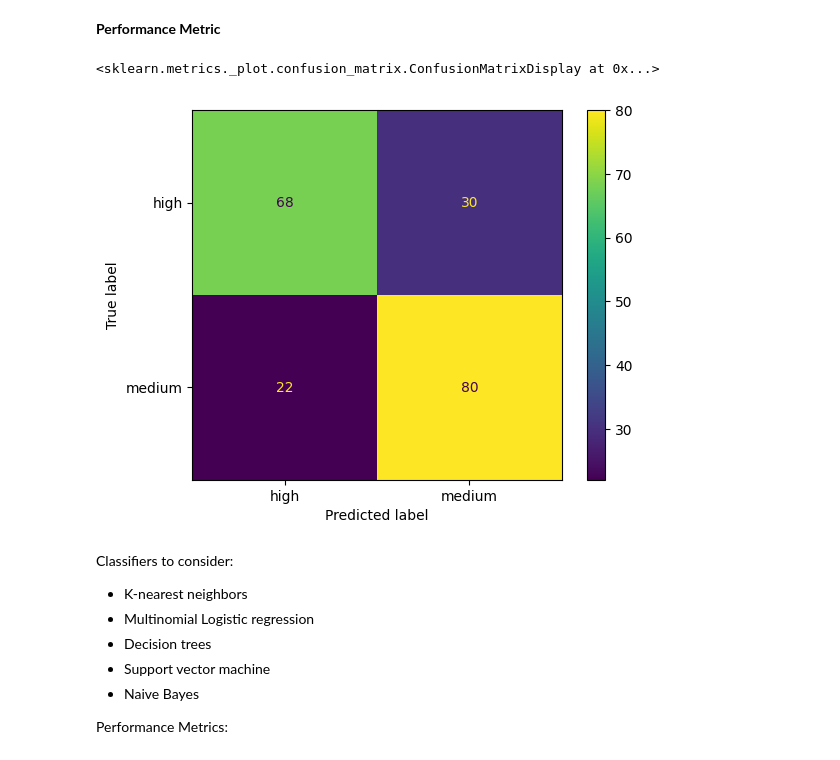
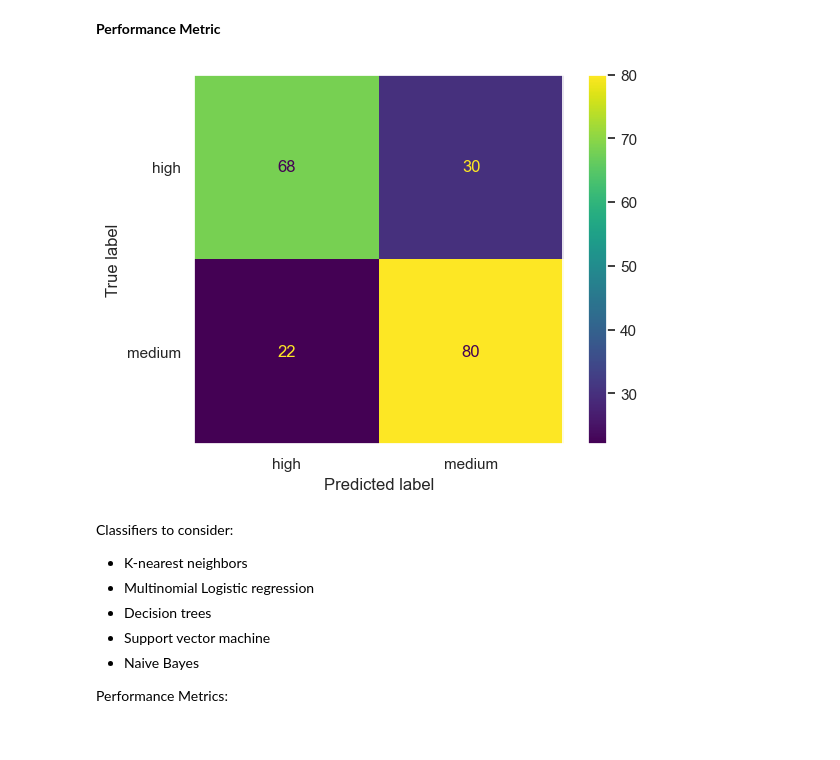
Before and after one commit to pasmith/oenologist, a Jupyter notebook: wine_review-baseline_model.ipynb, the cells around one changed output. Saved outputs shown, nothing was run; the diff lists cells and outputs as text; code cells hidden in the pictures.

```diff
--- a/wine_review-baseline_model.ipynb
+++ b/wine_review-baseline_model.ipynb
@@ -47,6 +47,7 @@ from IPython.display import Markdown, display
 
 import matplotlib.pyplot as plt
 import seaborn as sns
+sns.set()
 # %%
 wine_df_subset = pd.read_parquet('files/wine_review_subset.parquet.gzip')
 wine_df_subset.info()
@@ -238,10 +239,10 @@ Accuracy on test data: 74.0%
 # %%
 from sklearn.metrics import ConfusionMatrixDisplay
 
 ConfusionMatrixDisplay.from_estimator(cvect_lr_pipe, X_test[cat_cols+num_cols+['tokens']], y_test)
+plt.grid(False)
 # %% [output]
-<sklearn.metrics._plot.confusion_matrix.ConfusionMatrixDisplay at 0x...>
-[figure, old version]
+[figure, new version]
 # %% [markdown]
 Classifiers to consider:
 - K-nearest neighbors
```
Also changed, not shown: parts of 2 cells of this notebook, 8 other files.
